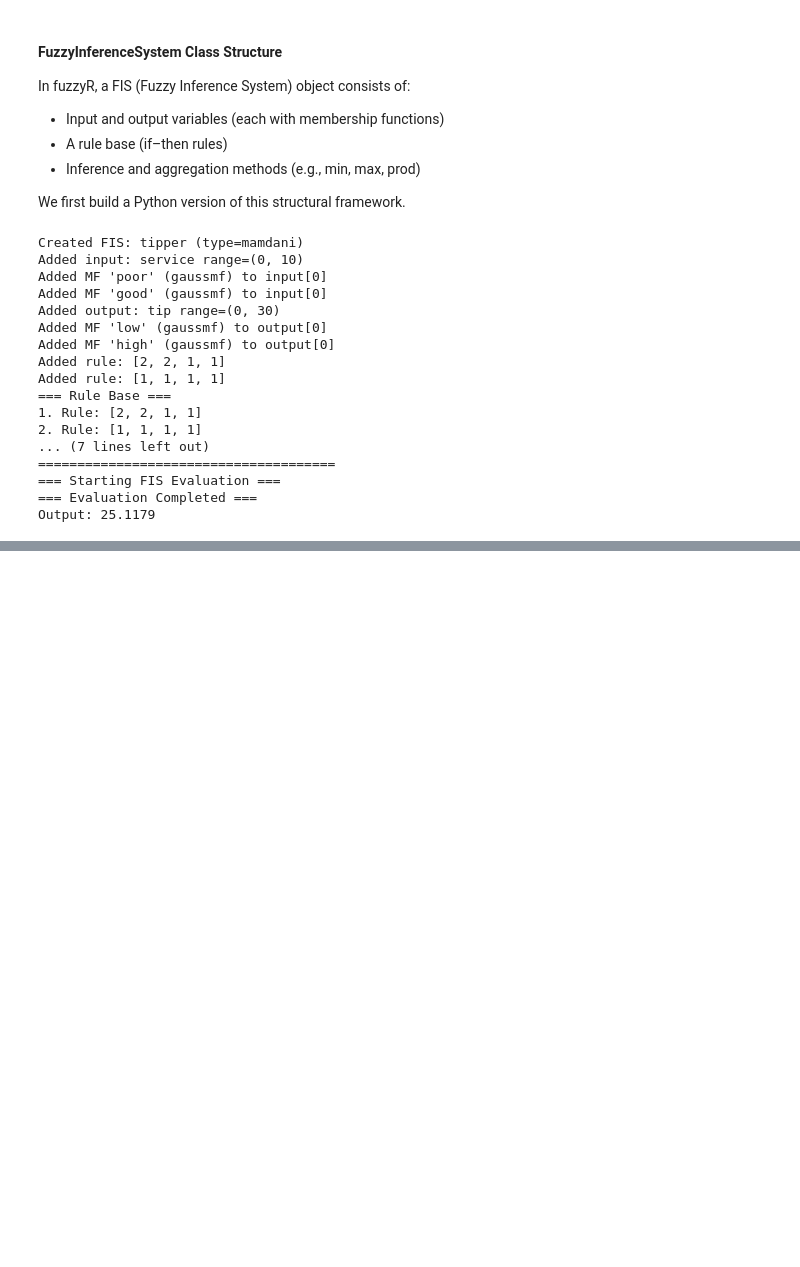
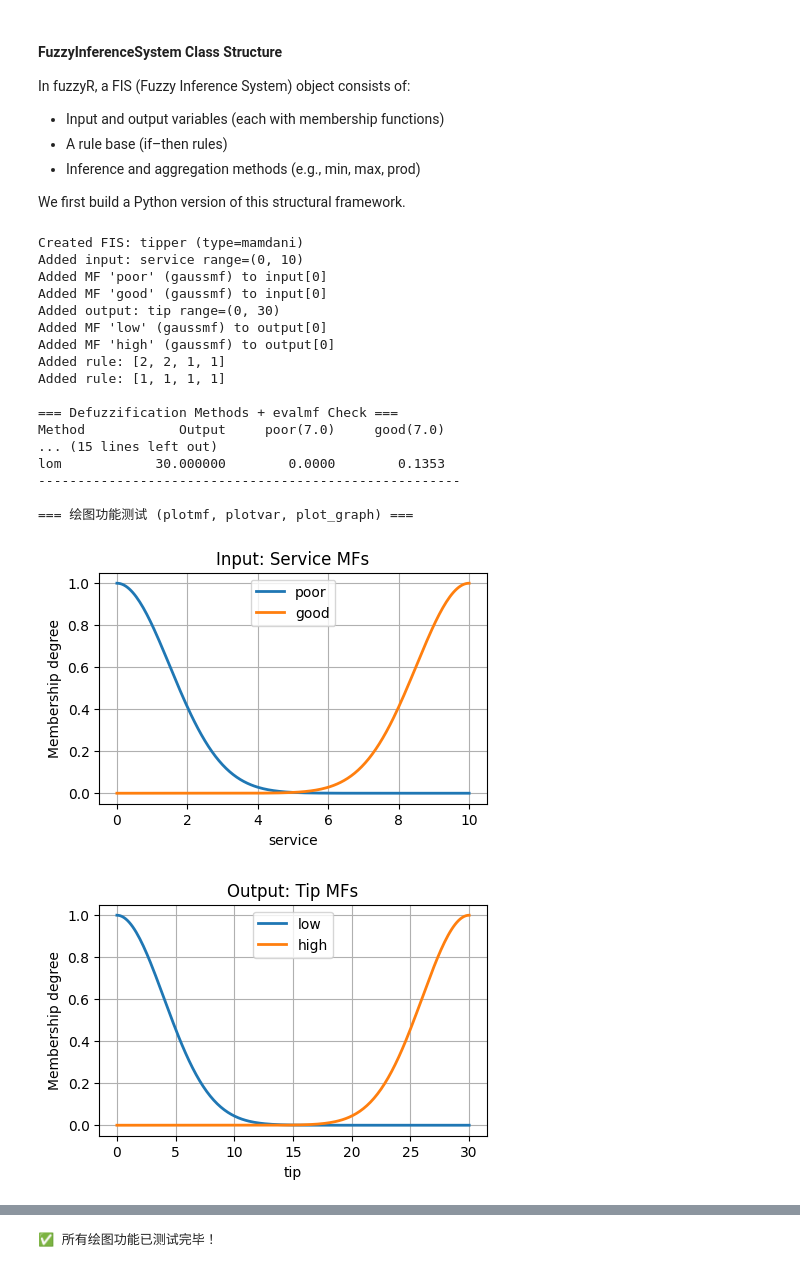
Before and after one commit to Tomato-2004/fuzzy-gradient-optimisation, a Jupyter notebook: notebooks/TestUse.ipynb, the cells around one changed output, grey strips where cells are left out. Cells and saved outputs as stored; diff of their text form; code cells hidden in the pictures; blank space fills up the shorter version.

Commit message:
Add evalmf, defuzz, and plotting functions for TestUse.py

```diff
--- a/notebooks/TestUse.ipynb
+++ b/notebooks/TestUse.ipynb
@@ -205,42 +365,77 @@ class FuzzyInferenceSystem:
 # %%
+# ============================================================
+#   测试 FuzzyInferenceSystem：Defuzz + evalmf + Plot 功能
+# ============================================================
 
-fis = FuzzyInferenceSystem("tipper")
+fis = FuzzyInferenceSystem("tipper", defuzz_method="centroid")
 
-# 输入：service (0–10)
+# 输入变量 service ∈ [0, 10]
 fis.add_variable("input", "service", (0, 10))
 fis.add_mf("input", 0, "poor", "gaussmf", [1.5, 0])
 fis.add_mf("input", 0, "good", "gaussmf", [1.5, 10])
 
-# 输出：tip (0–30)
+# 输出变量 tip ∈ [0, 30]
 fis.add_variable("output", "tip", (0, 30))
 fis.add_mf("output", 0, "low", "gaussmf", [4, 0])
 fis.add_mf("output", 0, "high", "gaussmf", [4, 30])
 
-# 规则
-fis.add_rule([2, 2, 1, 1])  # if good → high
-fis.add_rule([1, 1, 1, 1])  # if poor → low
+# 规则（两条）
+fis.add_rule([2, 2, 1, 1])
+fis.add_rule([1, 1, 1, 1])
 
-fis.show_rules()
-fis.summary()
+# ------------------------------------------------------------
+# 测试 defuzz 方法 + evalmf 输出
+# ------------------------------------------------------------
+input_value = 7.0
+point_n = 101
 
-# 推理
-result = fis.eval([7.0], point_n=101)
-print(f"Output: {result:.4f}")
+print("\n=== Defuzzification Methods + evalmf Check ===")
+print(f"{'Method':<12s}{'Output':>12s}{'poor(7.0)':>14s}{'good(7.0)':>14s}")
+print("-" * 54)
+
+for m in ["centroid", "bisector", "mom", "som", "lom"]:
+    fis.defuzz_method = m
+    val = fis.eval([input_value], point_n=point_n)
+    poor_mu = fis.evalmf(input_value, "gaussmf", [1.5, 0])
+    good_mu = fis.evalmf(input_value, "gaussmf", [1.5, 10])
+
+    print(f"{m:<12s}{val:>12.6f}{poor_mu.item():>14.4f}{good_mu.item():>14.4f}", flush=True)
+
+print("-" * 54)
+
+# ------------------------------------------------------------
+# 绘图测试部分
+# ------------------------------------------------------------
+print("\n=== 绘图功能测试 (plotmf, plotvar, plot_graph) ===")
+
+# 1️⃣ 绘制输入/输出隶属函数
+fis.plotmf("input", 0, main="Input: Service MFs")
+fis.plotmf("output", 0, main="Output: Tip MFs")
+
+# 2️⃣ 绘制输入-输出模糊关系曲线
+fis.plotvar(0)
+
+# 3️⃣ 绘制系统结构图
+fis.plot_graph()
+
+print("\n✅ 所有绘图功能已测试完毕！")
 # %% [output]
 Created FIS: tipper (type=mamdani)
 Added input: service range=(0, 10)
 Added MF 'poor' (gaussmf) to input[0]
 Added MF 'good' (gaussmf) to input[0]
 Added output: tip range=(0, 30)
 Added MF 'low' (gaussmf) to output[0]
 Added MF 'high' (gaussmf) to output[0]
 Added rule: [2, 2, 1, 1]
 Added rule: [1, 1, 1, 1]
-=== Rule Base ===
-1. Rule: [2, 2, 1, 1]
-2. Rule: [1, 1, 1, 1]
-... (7 lines left out)
-======================================
-=== Starting FIS Evaluation ===
-=== Evaluation Completed ===
-Output: 25.1179
+
+=== Defuzzification Methods + evalmf Check ===
+Method            Output     poor(7.0)     good(7.0)
+... (15 lines left out)
+lom            30.000000        0.0000        0.1353
+------------------------------------------------------
+
+=== 绘图功能测试 (plotmf, plotvar, plot_graph) ===
+[figure, added]
+[figure, added]
@@ -246,0 +461 @@ Output: 25.1179
+✅ 所有绘图功能已测试完毕！
```
Also changed, not shown: parts of 2 cells of this notebook, 2 other files.
